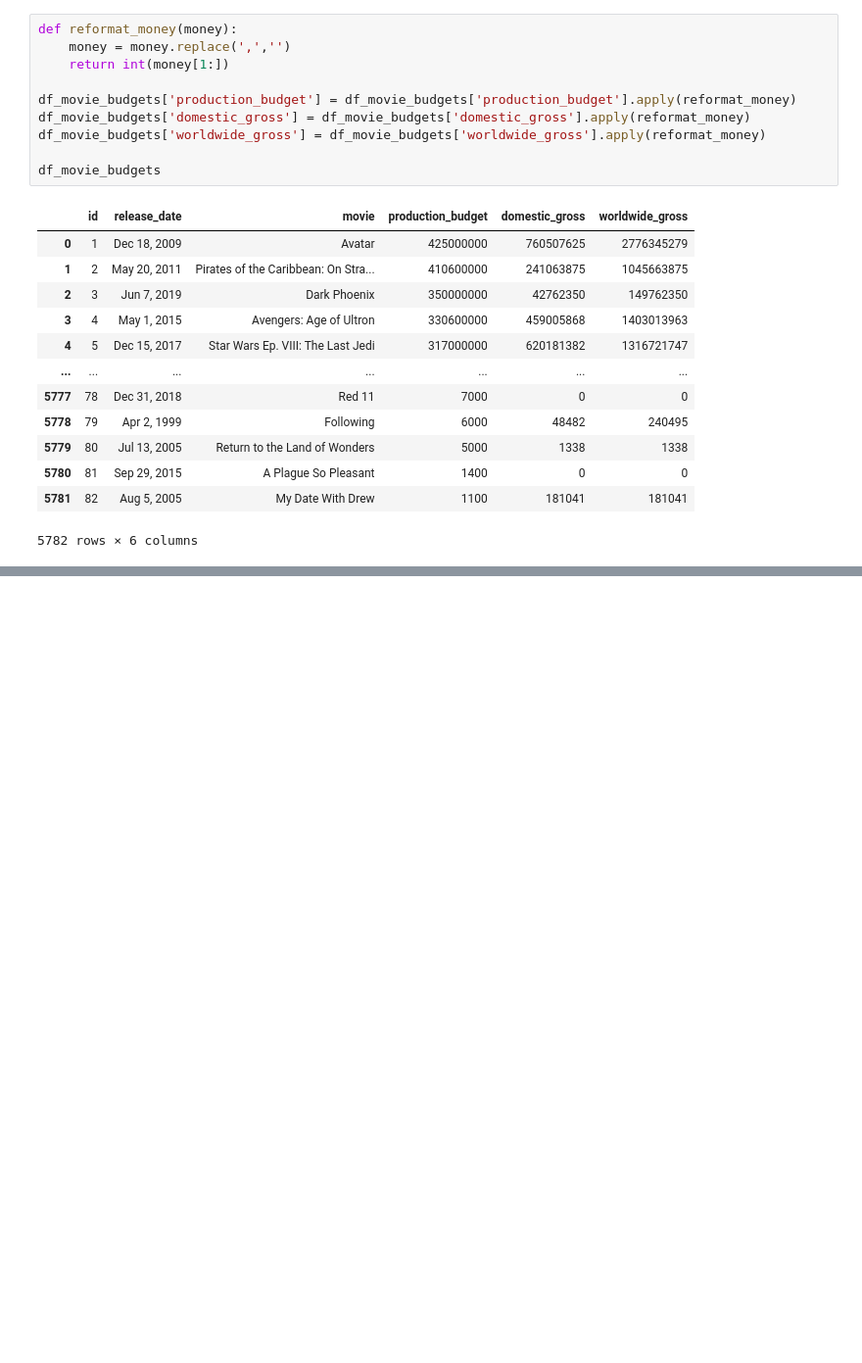
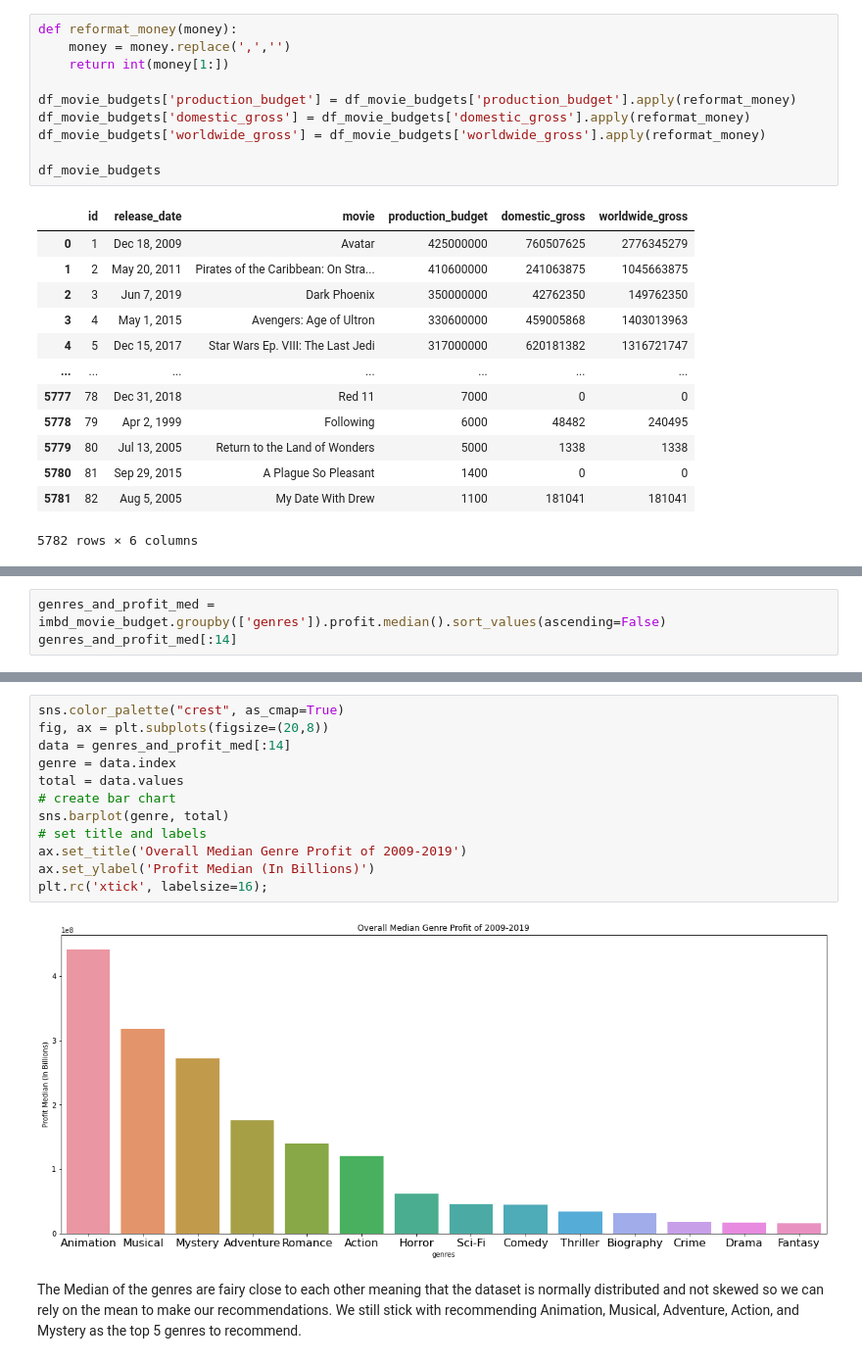
Before and after one commit to myrnagrace/dsc-phase-1-project, a Jupyter notebook: Movie_Analysis_Project.ipynb, the cells around one changed output, grey strips where cells are left out. Shown at 98% size. Saved outputs shown, nothing was run; the diff lists cells and outputs as text; blank space fills up the shorter version.

```diff
--- a/Movie_Analysis_Project.ipynb
+++ b/Movie_Analysis_Project.ipynb
@@ -512,0 +427,3 @@ imdb_tmdb_release.sort_values(by="start_year", ascending=False)
+# %%
+genres_and_profit_med = imbd_movie_budget.groupby(['genres']).profit.median().sort_values(ascending=False)
+genres_and_profit_med[:14]
@@ -512,0 +447,16 @@ imdb_tmdb_release.sort_values(by="start_year", ascending=False)
+# %%
+sns.color_palette("crest", as_cmap=True)
+fig, ax = plt.subplots(figsize=(20,8))
+data = genres_and_profit_med[:14]
+genre = data.index
+total = data.values
+# create bar chart
+sns.barplot(genre, total)
+# set title and labels
+ax.set_title('Overall Median Genre Profit of 2009-2019')
+ax.set_ylabel('Profit Median (In Billions)')
+plt.rc('xtick', labelsize=16);
+# %% [output]
+[figure, added]
+# %% [markdown]
+The Median of the genres are fairy close to each other meaning that the dataset is normally distributed and not skewed so we can rely on the mean to make our recommendations. We still stick with recommending Animation, Musical, Adventure, Action, and Mystery as the top 5 genres to recommend.
```
Also changed, not shown: parts of 65 cells of this notebook, 1 other file.
